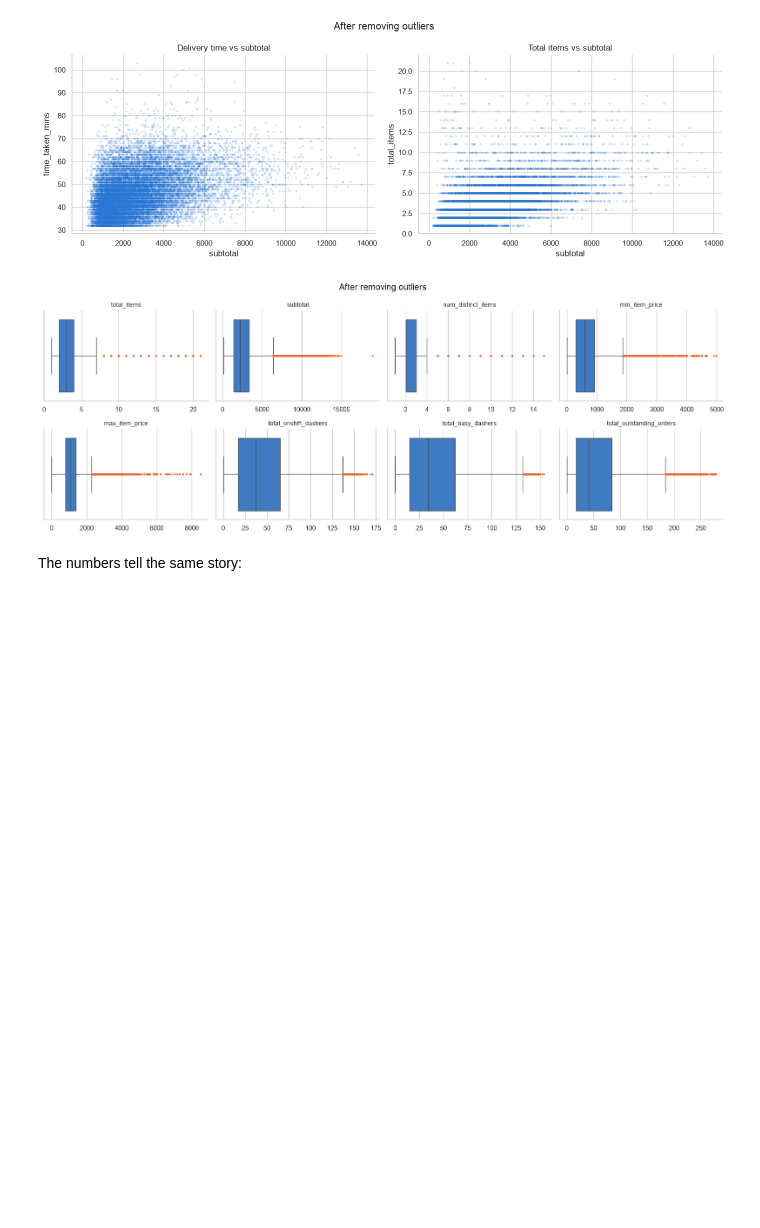
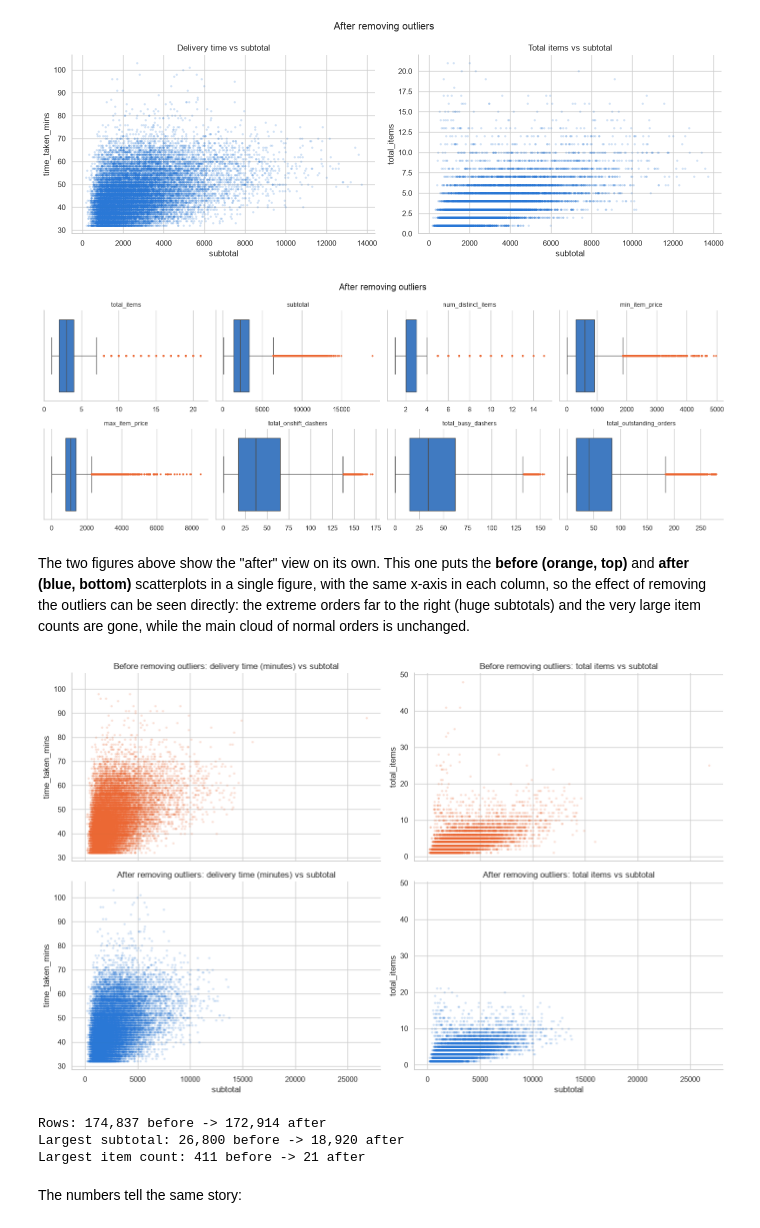
Before and after one commit to vinayakkumar/Porter_-NN-Regression, a Jupyter notebook: sections/section_3_visualization_outliers.ipynb, the cells around one changed output. Drawn from its saved outputs; the diff is of its cells as text; code cells hidden in the pictures; blank space fills up the shorter version.

```diff
--- a/sections/section_3_visualization_outliers.ipynb
+++ b/sections/section_3_visualization_outliers.ipynb
@@ -359,6 +370,27 @@ scatter_pair(df, "After removing outliers")
 box_grid(df, "After removing outliers")
 # %% [output]
 [figure]
+# %% [markdown]
+The two figures above show the "after" view on its own. This one puts the **before (orange, top)** and **after (blue, bottom)** scatterplots in a single figure, with the same x-axis in each column, so the effect of removing the outliers can be seen directly: the extreme orders far to the right (huge subtotals) and the very large item counts are gone, while the main cloud of normal orders is unchanged.
+# %%
+# Task 3.5 - before vs after in ONE figure (top row = before, bottom row = after; same x-axis per column)
+fig, axes = plt.subplots(2, 2, figsize=(14, 9), sharex="col", sharey="col")
+for r, (data, label, colour) in enumerate([(df_before, "Before removing outliers", ORANGE), (df, "After removing outliers", BLUE)]):
+    sample = data.sample(20000, random_state=42)
+    for c, (y, name) in enumerate([("time_taken_mins", "delivery time (minutes) vs subtotal"), ("total_items", "total items vs subtotal")]):
+        sns.scatterplot(data=sample, x="subtotal", y=y, s=8, alpha=0.2, color=colour, edgecolor=None, ax=axes[r, c])
+        axes[r, c].set_title(f"{label}: {name}")
+plt.tight_layout()
+plt.show()
+
+print(f"Rows: {len(df_before):,} before -> {len(df):,} after")
+print(f"Largest subtotal: {df_before['subtotal'].max():,} before -> {df['subtotal'].max():,} after")
+print(f"Largest item count: {df_before['total_items'].max()} before -> {df['total_items'].max()} after")
+# %% [output]
+[figure, added]
+Rows: 174,837 before -> 172,914 after
+Largest subtotal: 26,800 before -> 18,920 after
+Largest item count: 411 before -> 21 after
 # %% [markdown]
 The numbers tell the same story:
 # %%
```
Also changed, not shown: parts of 3 cells of this notebook, 11 other files.
